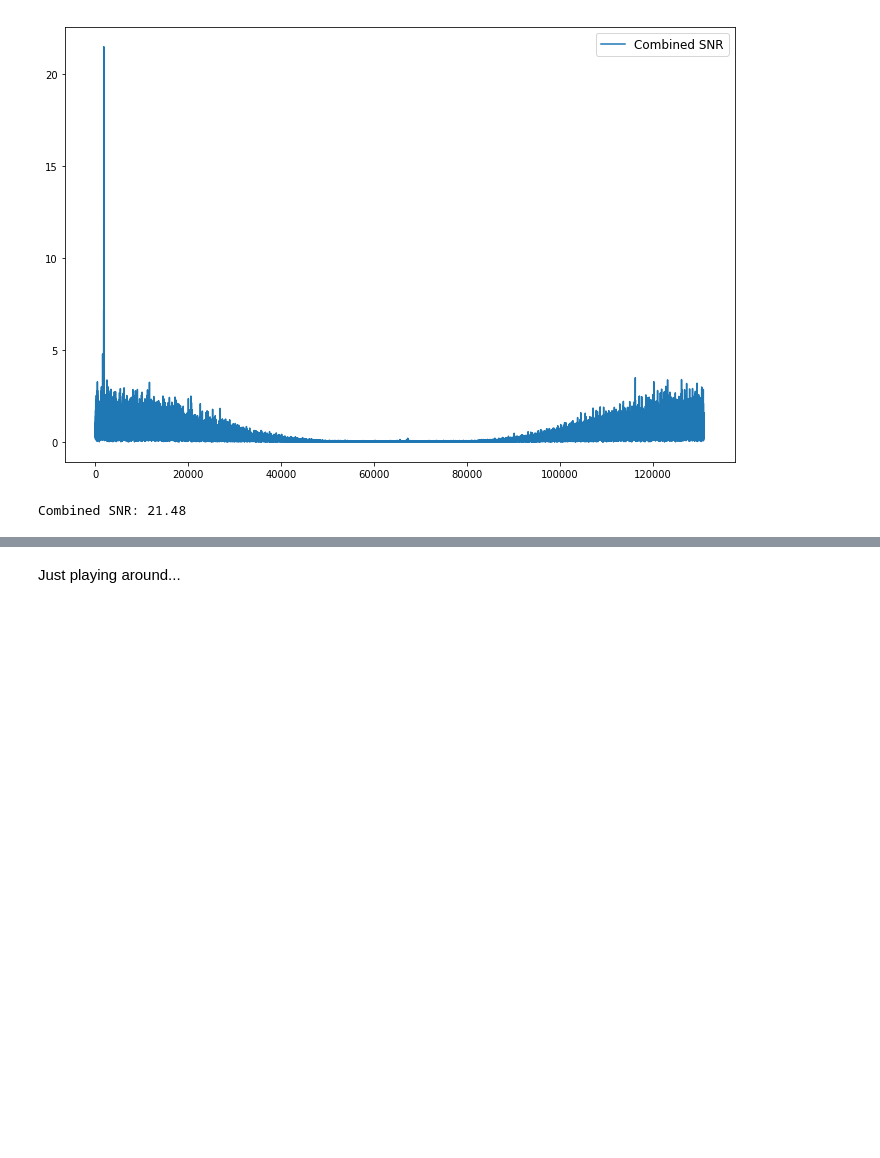
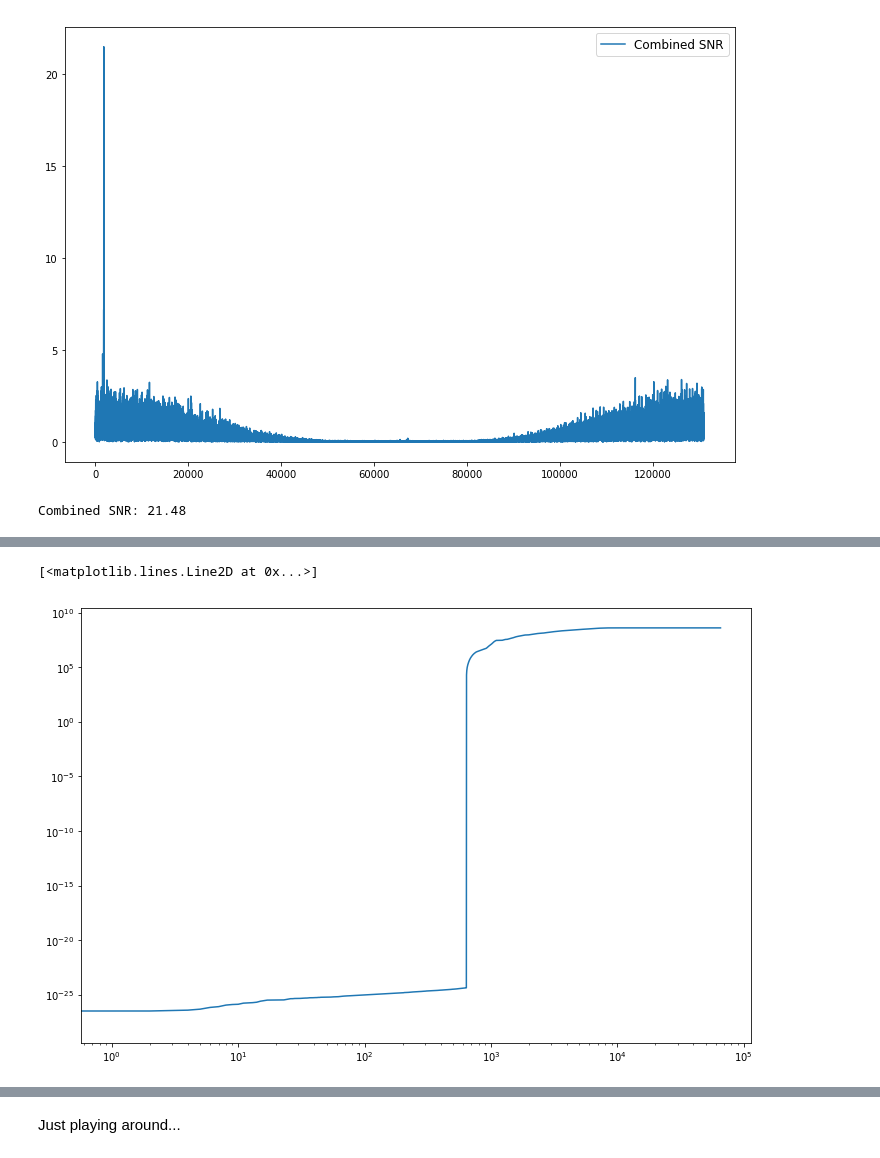
Before and after one commit to marcusmerryfield/phys641_hw, a Jupyter notebook: assignment_3/assignment_3.ipynb, the cells around one changed output, grey strips where cells are left out. Drawn from its saved outputs; the diff is of its cells as text; code cells hidden in the pictures; blank space fills up the shorter version.

```diff
--- a/assignment_3/assignment_3.ipynb
+++ b/assignment_3/assignment_3.ipynb
@@ -271,0 +258,5 @@ plt.loglog(nu,template_l_ps,alpha=0.5)
+# %%
+plt.loglog(cumsum_h)
+# %% [output]
+[<matplotlib.lines.Line2D at 0x...>]
+[figure, added]
```
Also changed, not shown: parts of 8 cells of this notebook.
